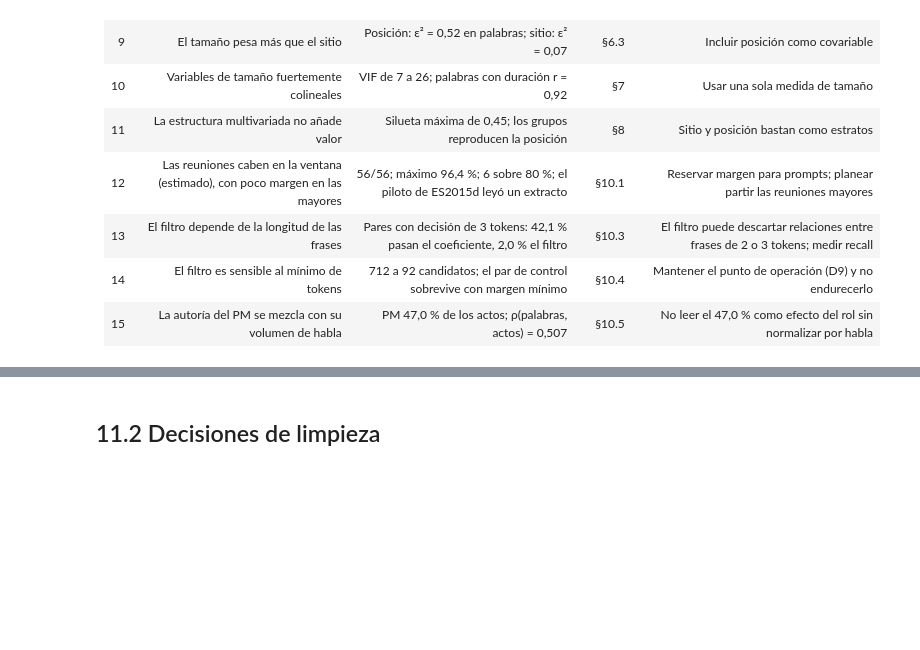
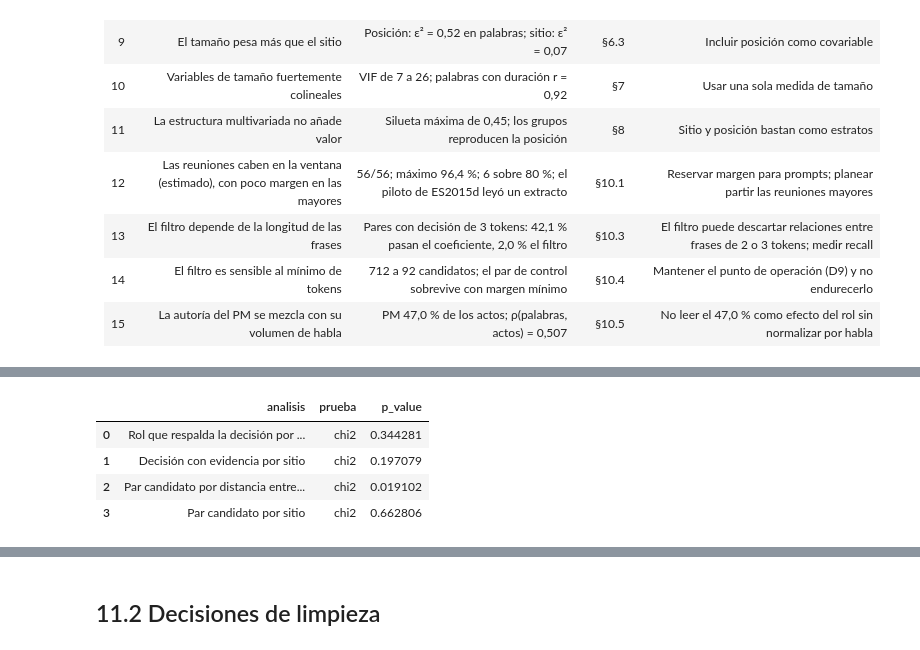
Before and after one commit to jasonssdev/mcd-afg, a Jupyter notebook: notebooks/03-jss-eda.ipynb, the cells around one changed output, grey strips where cells are left out. Saved outputs shown, nothing was run; the diff lists cells and outputs as text; code cells hidden in the pictures; blank space fills up the shorter version.

```diff
--- a/notebooks/03-jss-eda.ipynb
+++ b/notebooks/03-jss-eda.ipynb
@@ -2722,0 +2744,30 @@ plt.show()
+# %%
+CONTINGENCY = {
+    "Rol que respalda la decisión por sitio": (DECISION, "evidence_role", "site"),
+    "Decisión con evidencia por sitio": (DECISION, "anchored", "site"),
+    "Par candidato por distancia entre reuniones": (PAIR, "is_candidate", "meeting_distance"),
+    "Par candidato por sitio": (PAIR, "is_candidate", "site"),
+}
+
+chi_rows = []
+
+for nombre, (df, row, col) in CONTINGENCY.items():
+    table = eda.contingency_table(df, row, col)
+    result = eda.chi2_independence(table)
+
+    chi_rows.append(
+        {
+            "analisis": nombre,
+            "prueba": "chi2",
+            "p_value": result.p_value,
+        }
+    )
+
+chi_tests = pd.DataFrame(chi_rows)
+display(chi_tests.round(6))
+# %% [output]
+|  | analisis | prueba | p_value |
+| 0 | Rol que respalda la decisión por ... | chi2 | 0.344281 |
+| 1 | Decisión con evidencia por sitio | chi2 | 0.197079 |
+| 2 | Par candidato por distancia entre... | chi2 | 0.019102 |
+| 3 | Par candidato por sitio | chi2 | 0.662806 |
```
Also changed, not shown: parts of 18 cells of this notebook, 3 other files.
